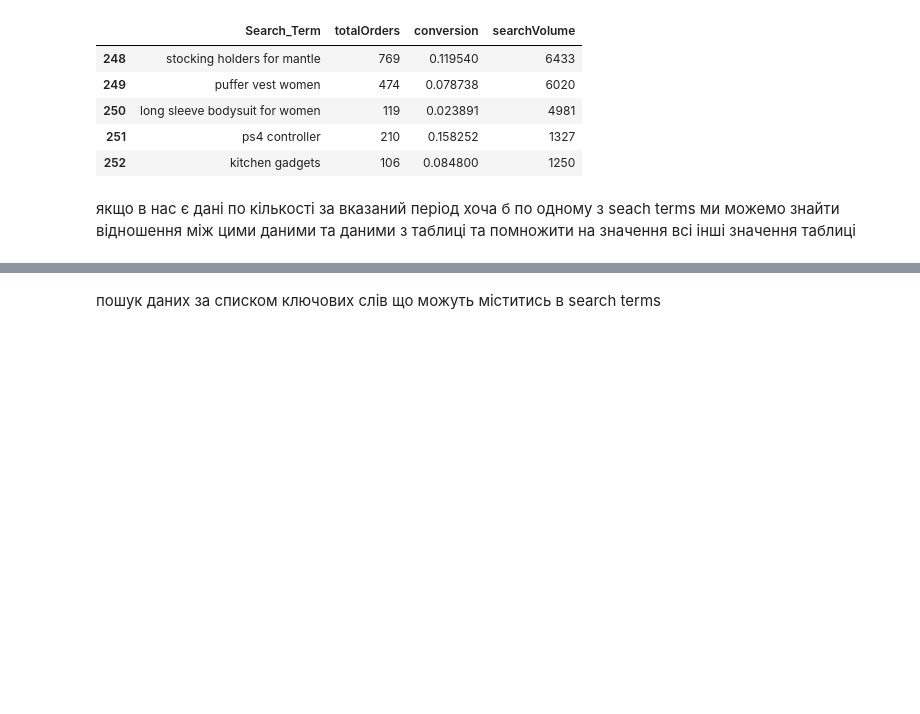
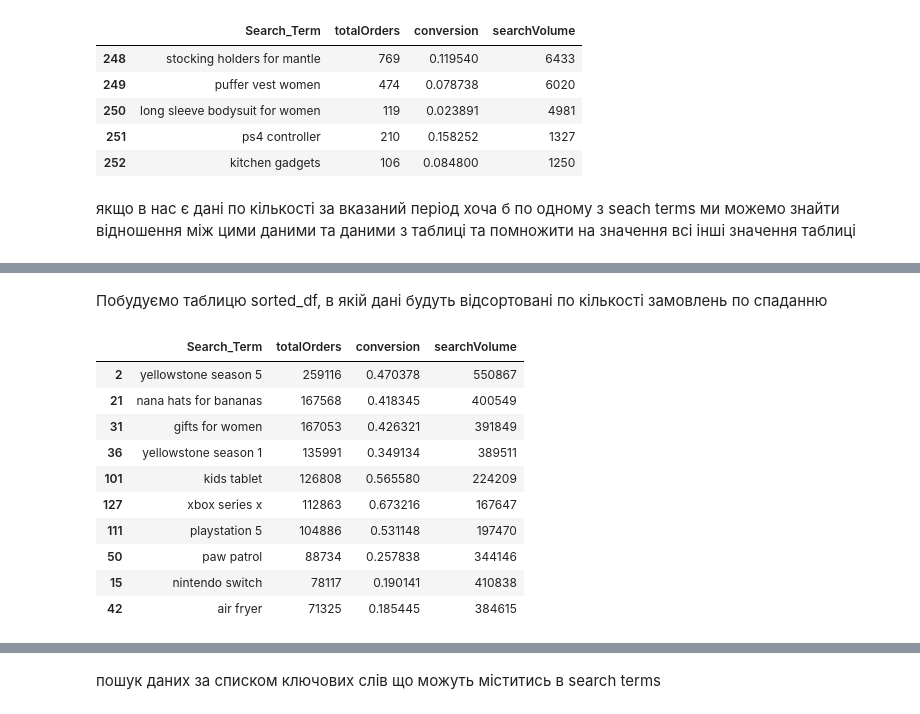
Before and after one commit to Oleksandr190378/data-computing, a Jupyter notebook: search_term_1.ipynb, the cells around one changed output, grey strips where cells are left out. Saved outputs shown, nothing was run; the diff lists cells and outputs as text; code cells hidden in the pictures; blank space fills up the shorter version.

```diff
--- a/search_term_1.ipynb
+++ b/search_term_1.ipynb
@@ -855,0 +856,19 @@ res_df.tail(10)
+# %% [markdown]
+Побудуємо таблицю sorted_df, в якій дані будуть відсортовані по кількості замовлень по спаданню
+# %%
+# Сортування за стовпцем totalOrders по спаданню
+sorted_df = res_df.sort_values(by='totalOrders', ascending=False)
+
+sorted_df.head(10)
+# %% [output]
+|  | Search_Term | totalOrders | conversion | searchVolume |
+| 2 | yellowstone season 5 | 259116 | 0.470378 | 550867 |
+| 21 | nana hats for bananas | 167568 | 0.418345 | 400549 |
+| 31 | gifts for women | 167053 | 0.426321 | 391849 |
+| 36 | yellowstone season 1 | 135991 | 0.349134 | 389511 |
+| 101 | kids tablet | 126808 | 0.565580 | 224209 |
+| 127 | xbox series x | 112863 | 0.673216 | 167647 |
+| 111 | playstation 5 | 104886 | 0.531148 | 197470 |
+| 50 | paw patrol | 88734 | 0.257838 | 344146 |
+| 15 | nintendo switch | 78117 | 0.190141 | 410838 |
+| 42 | air fryer | 71325 | 0.185445 | 384615 |
```
Also changed, not shown: parts of 7 cells of this notebook.
